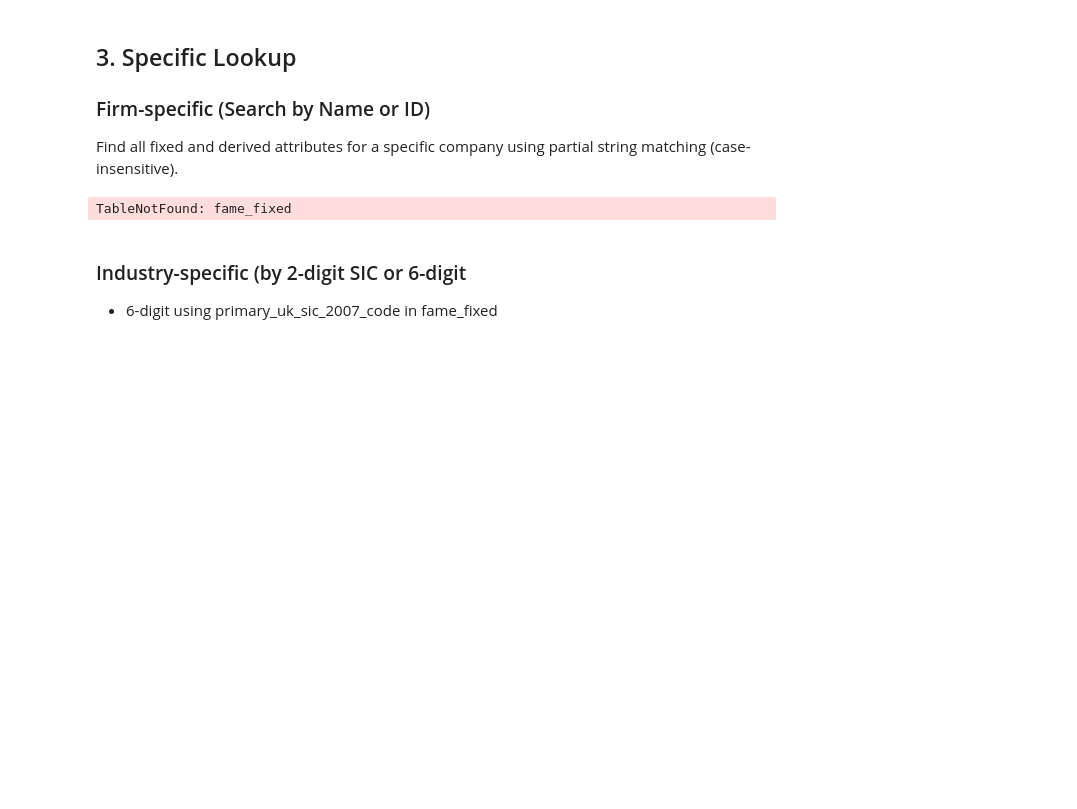
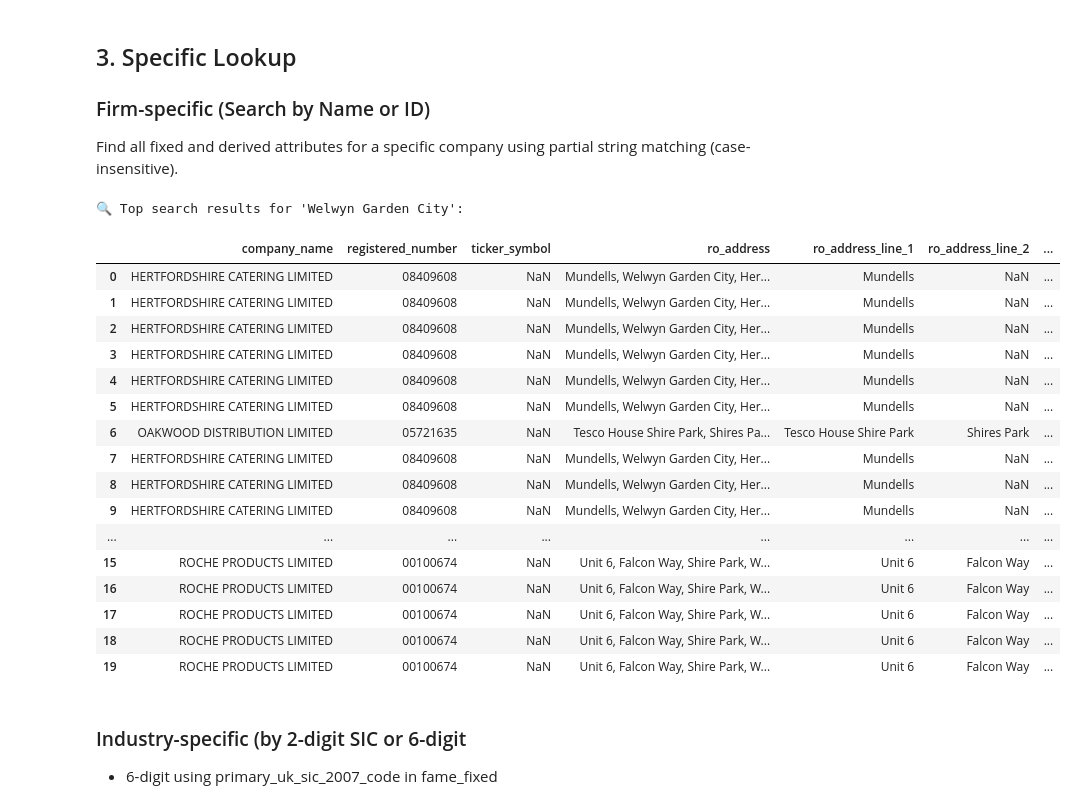
Before and after one commit to aloysiuslip/ucl-diss-ECON0079, a Jupyter notebook: build/src/main_0_inspect.ipynb, the cells around one changed output. Drawn from its saved outputs; the diff is of its cells as text; code cells hidden in the pictures; blank space fills up the shorter version.

```diff
--- a/build/src/main_0_inspect.ipynb
+++ b/build/src/main_0_inspect.ipynb
@@ -213,22 +213,49 @@ print("-" * 30)
 ### Firm-specific (Search by Name or ID)
 Find all fixed and derived attributes for a specific company using partial string matching (case-insensitive).
 # %%
-search_term = "Decathlon"  # Can be a partial name or a Registered Number
-table_fixed = con.table("fame_fixed")
+from ibis import _
+
+search_term = "Welwyn Garden City"  # Can be a partial name or a Registered Number
+exclude_term = "Tesco"
+table_fixed = con.table("fame_fixed_filtered")
 
 # Filter where company_name contains the search term OR exactly matches registered_number
-search_query = table_fixed.filter(
-    table_fixed["company_name"].upper().contains(search_term.upper()) |
-    (table_fixed["registered_number"] == search_term)
+search_query = (
+    table_fixed
+    .filter(
+        _["company_name"].upper().contains(search_term.upper()) |
+        (_["registered_number"] == search_term) |
+        (_["ro_address"].upper().contains(search_term.upper()))
+    )
+    .filter(~_["company_name"].upper().contains(exclude_term.upper()))
+    .left_join(con.table("working_yearly").select(['registered_number', 'employees']), 'registered_number')
+    .order_by(_['employees'].desc())
 )
 
 # Pull the top 5 matches
 df_search_results = search_query.head(20).execute()
 
 print(f"🔍 Top search results for '{search_term}':")
-display(df_search_results[["registered_number", "company_name", "ro_address", "primary_trading_address"]])
+display(df_search_results)
 # %% [output]
-TableNotFound: fame_fixed
+🔍 Top search results for 'Welwyn Garden City':
+|  | company_name | registered_number | ticker_symbol | ro_address | ro_address_line_1 | ro_address_line_2 | ... |
+| 0 | HERTFORDSHIRE CATERING LIMITED | 08409608 | NaN | Mundells, Welwyn Garden City, Her... | Mundells | NaN | ... |
+| 1 | HERTFORDSHIRE CATERING LIMITED | 08409608 | NaN | Mundells, Welwyn Garden City, Her... | Mundells | NaN | ... |
+| 2 | HERTFORDSHIRE CATERING LIMITED | 08409608 | NaN | Mundells, Welwyn Garden City, Her... | Mundells | NaN | ... |
+| 3 | HERTFORDSHIRE CATERING LIMITED | 08409608 | NaN | Mundells, Welwyn Garden City, Her... | Mundells | NaN | ... |
+| 4 | HERTFORDSHIRE CATERING LIMITED | 08409608 | NaN | Mundells, Welwyn Garden City, Her... | Mundells | NaN | ... |
+| 5 | HERTFORDSHIRE CATERING LIMITED | 08409608 | NaN | Mundells, Welwyn Garden City, Her... | Mundells | NaN | ... |
+| 6 | OAKWOOD DISTRIBUTION LIMITED | 05721635 | NaN | Tesco House Shire Park, Shires Pa... | Tesco House Shire Park | Shires Park | ... |
+| 7 | HERTFORDSHIRE CATERING LIMITED | 08409608 | NaN | Mundells, Welwyn Garden City, Her... | Mundells | NaN | ... |
+| 8 | HERTFORDSHIRE CATERING LIMITED | 08409608 | NaN | Mundells, Welwyn Garden City, Her... | Mundells | NaN | ... |
+| 9 | HERTFORDSHIRE CATERING LIMITED | 08409608 | NaN | Mundells, Welwyn Garden City, Her... | Mundells | NaN | ... |
+| ... | ... | ... | ... | ... | ... | ... | ... |
+| 15 | ROCHE PRODUCTS LIMITED | 00100674 | NaN | Unit 6, Falcon Way, Shire Park, W... | Unit 6 | Falcon Way | ... |
+| 16 | ROCHE PRODUCTS LIMITED | 00100674 | NaN | Unit 6, Falcon Way, Shire Park, W... | Unit 6 | Falcon Way | ... |
+| 17 | ROCHE PRODUCTS LIMITED | 00100674 | NaN | Unit 6, Falcon Way, Shire Park, W... | Unit 6 | Falcon Way | ... |
+| 18 | ROCHE PRODUCTS LIMITED | 00100674 | NaN | Unit 6, Falcon Way, Shire Park, W... | Unit 6 | Falcon Way | ... |
+| 19 | ROCHE PRODUCTS LIMITED | 00100674 | NaN | Unit 6, Falcon Way, Shire Park, W... | Unit 6 | Falcon Way | ... |
 # %% [markdown]
 ### Industry-specific (by 2-digit SIC or 6-digit
 - 6-digit using primary_uk_sic_2007_code in fame_fixed
```
Also changed, not shown: parts of 4 cells of this notebook, 7 other files.
